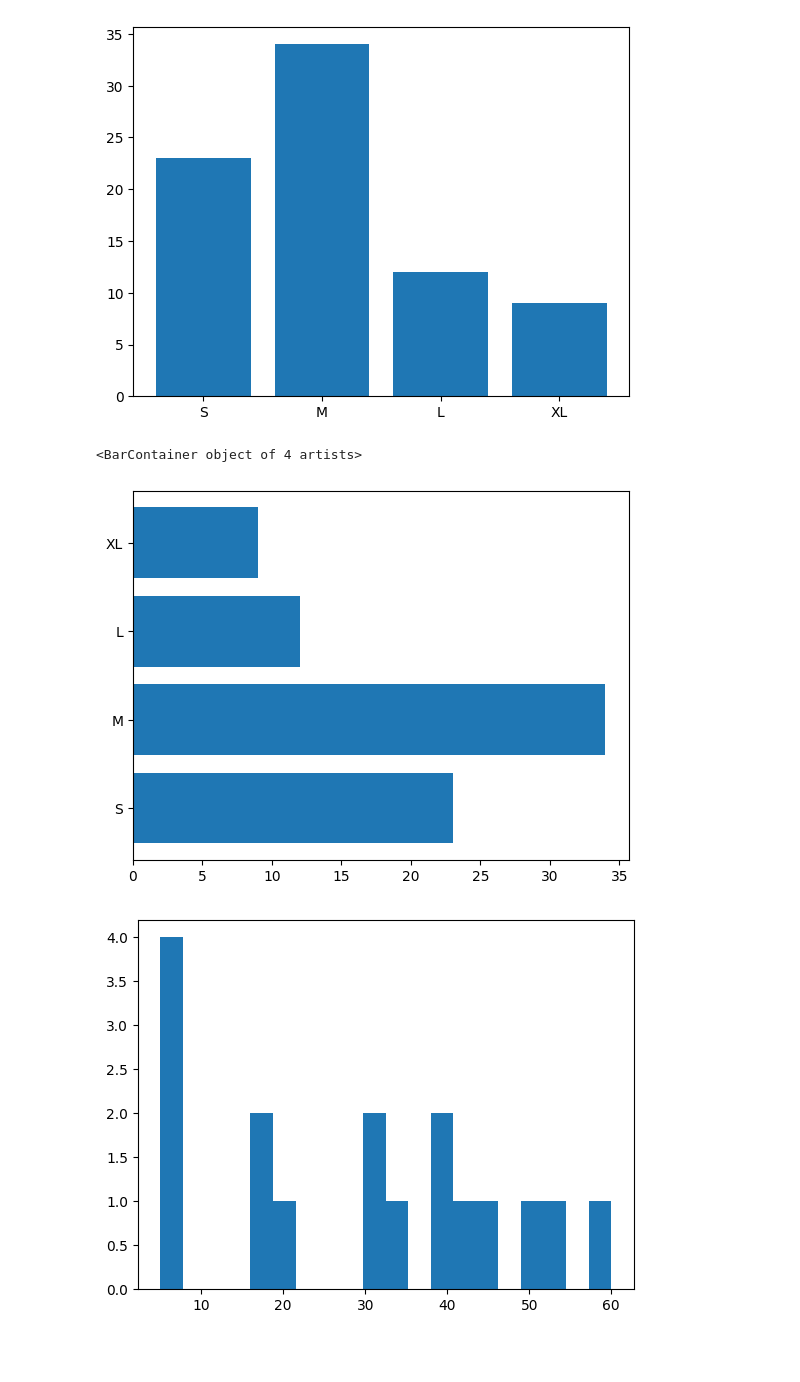
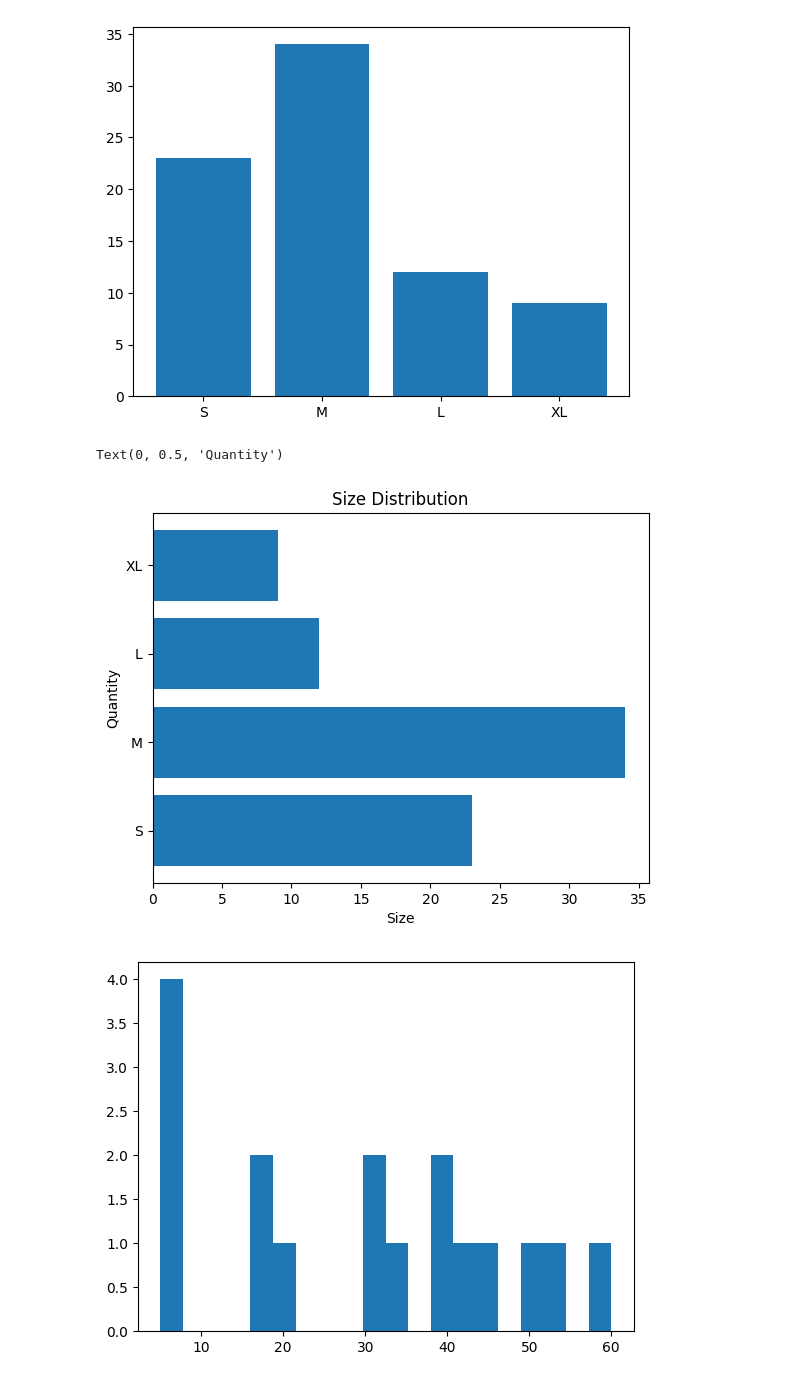
Before and after one commit to VishalDeoPrasad/Lords-Institute-of-Engineering-Technology, a Jupyter notebook: Batch_1_to_25.ipynb, the cells around one changed output. Saved outputs shown, nothing was run; the diff lists cells and outputs as text; code cells hidden in the pictures; blank space fills up the shorter version.

```diff
--- a/Batch_1_to_25.ipynb
+++ b/Batch_1_to_25.ipynb
@@ -577,11 +577,14 @@ plt.bar(size, qty)
 # %%
 size = ['S', 'M', 'L', 'XL']
 qty = [23, 34, 12, 9]
 
 plt.barh(size, qty)
+plt.title("Size Distribution")
+plt.xlabel("Size")
+plt.ylabel("Quantity")
 # %% [output]
-<BarContainer object of 4 artists>
+Text(0, 0.5, 'Quantity')
-[figure, old version]
+[figure, new version]
 # %%
 age = [30,40,60,50,30,40,5,6,54,45,7,43,34,6,16,18, 19]
 
```
Also changed, not shown: parts of 17 cells of this notebook.
